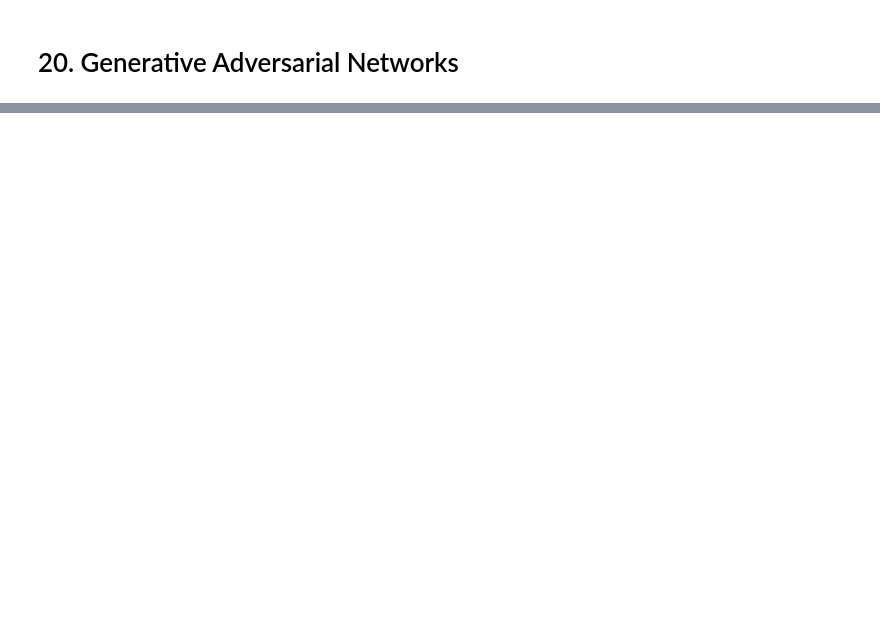
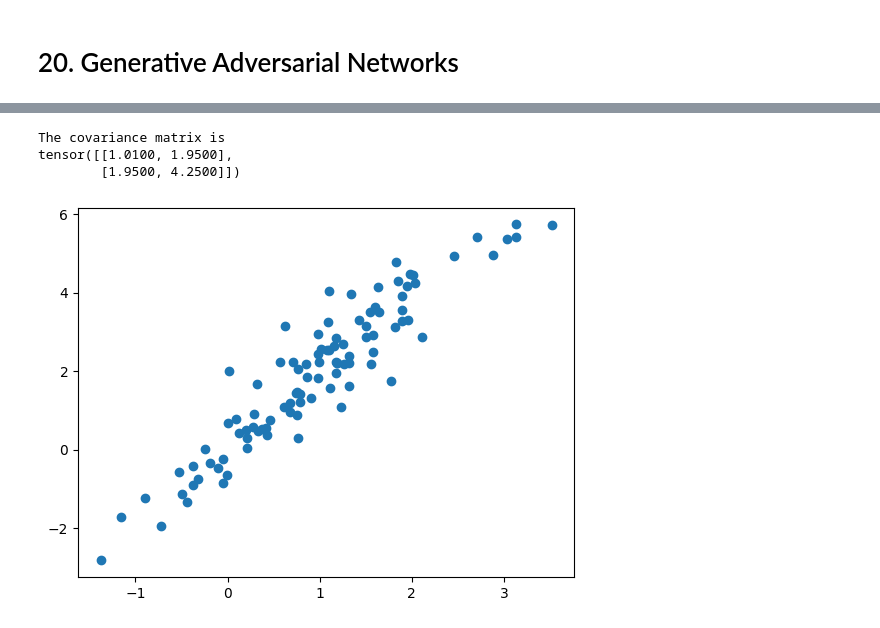
Before and after one commit to leeds1219/AI_Notes_and_Projects, a Jupyter notebook: Generative_Adversarial_Networks_Practice.ipynb, the cells around one changed output, grey strips where cells are left out. Saved outputs shown, nothing was run; the diff lists cells and outputs as text; code cells hidden in the pictures; blank space fills up the shorter version.

```diff
--- a/Generative_Adversarial_Networks_Practice.ipynb
+++ b/Generative_Adversarial_Networks_Practice.ipynb
@@ -41,3 +62,22 @@
 import torch
 from torch import nn
 from d2l import torch as d2l
+# %%
+# 20.1.1. Generate Some "Real" Data
+
+X = torch.normal(0.0, 1, (1000,2))
+A = torch.tensor([[1, 2], [-0.1, 0.5]])
+b = torch.tensor([1, 2])
+data = torch.matmul(X, A) + b
+
+# This should be a Gaussian shifted in some arbitary way with mean b
+# and covariance matrix A^TA.
+# %%
+d2l.set_figsize
+d2l.plt.scatter(data[:100, (0)].detach().numpy(), data[:100,(1)].detach().numpy());
+print(f'The covariance matrix is\n{torch.matmul(A.T, A)}')
+# %% [output]
+The covariance matrix is
+tensor([[1.0100, 1.9500],
+        [1.9500, 4.2500]])
+[figure, added]
```
Also changed, not shown: parts of 2 cells of this notebook.
